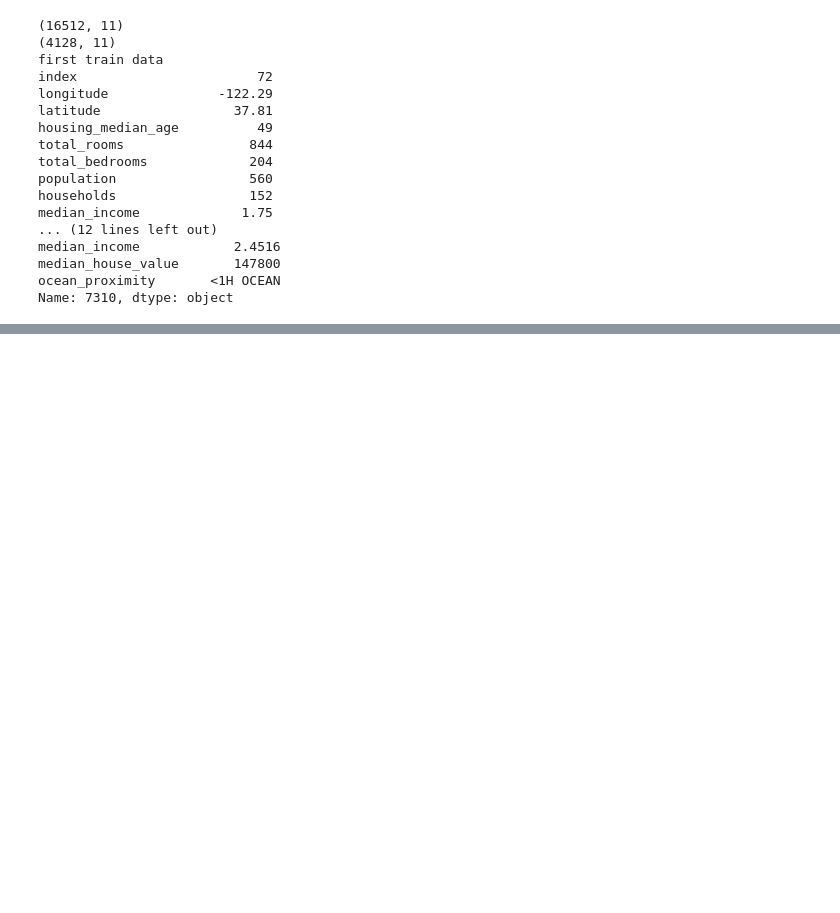
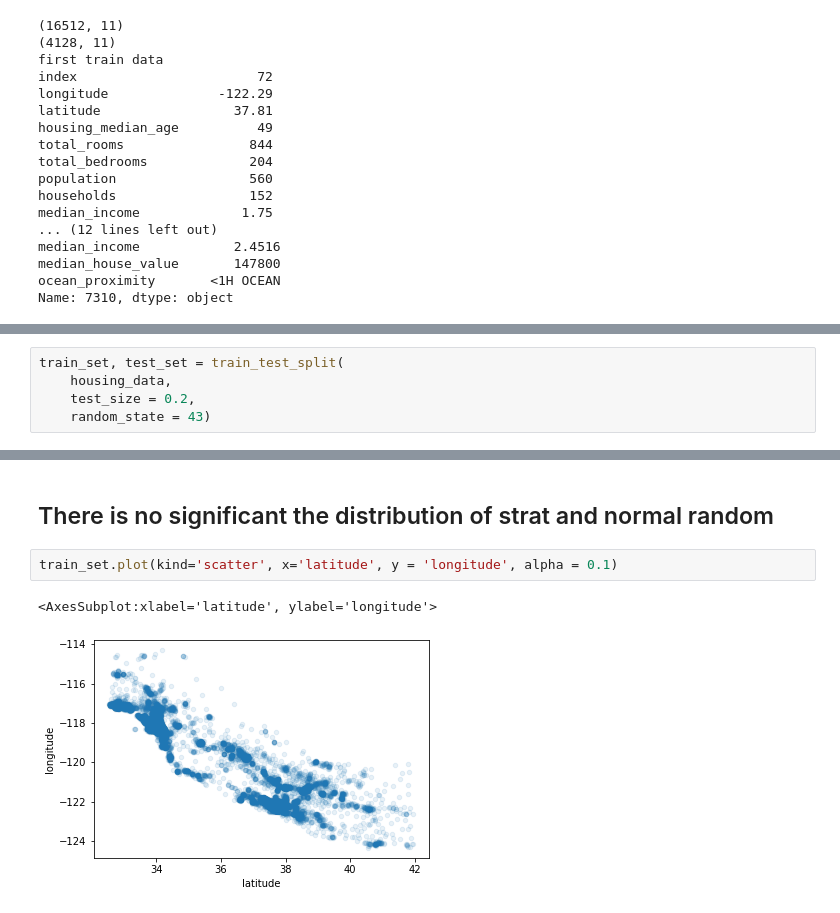
Before and after one commit to korntewin/practice-handson-ml2, a Jupyter notebook: ch2 end to end ml project - house_pricing_analysis.ipynb, the cells around one changed output, grey strips where cells are left out. Cells and saved outputs as stored; diff of their text form; blank space fills up the shorter version.

```diff
--- a/ch2 end to end ml project - house_pricing_analysis.ipynb
+++ b/ch2 end to end ml project - house_pricing_analysis.ipynb
@@ -173,0 +223,5 @@ Name: 7310, dtype: object
+# %%
+train_set, test_set = train_test_split(
+    housing_data,
+    test_size = 0.2,
+    random_state = 43)
@@ -173,0 +238,7 @@ Name: 7310, dtype: object
+# %% [markdown]
+## There is no significant the distribution of strat and normal random
+# %%
+train_set.plot(kind='scatter', x='latitude', y = 'longitude', alpha = 0.1)
+# %% [output]
+<AxesSubplot:xlabel='latitude', ylabel='longitude'>
+[figure, added]
```
Also changed, not shown: parts of 9 cells of this notebook.
